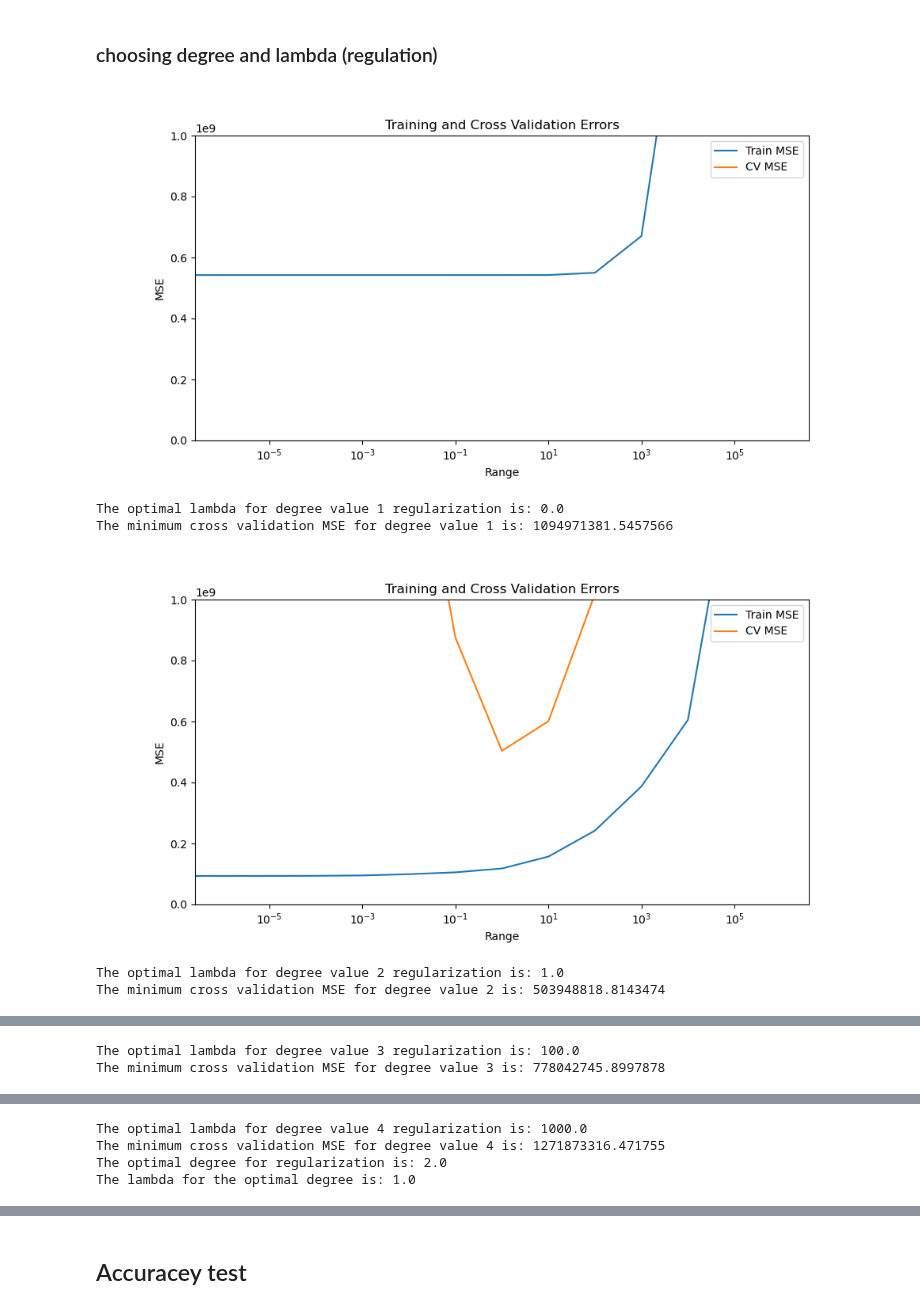
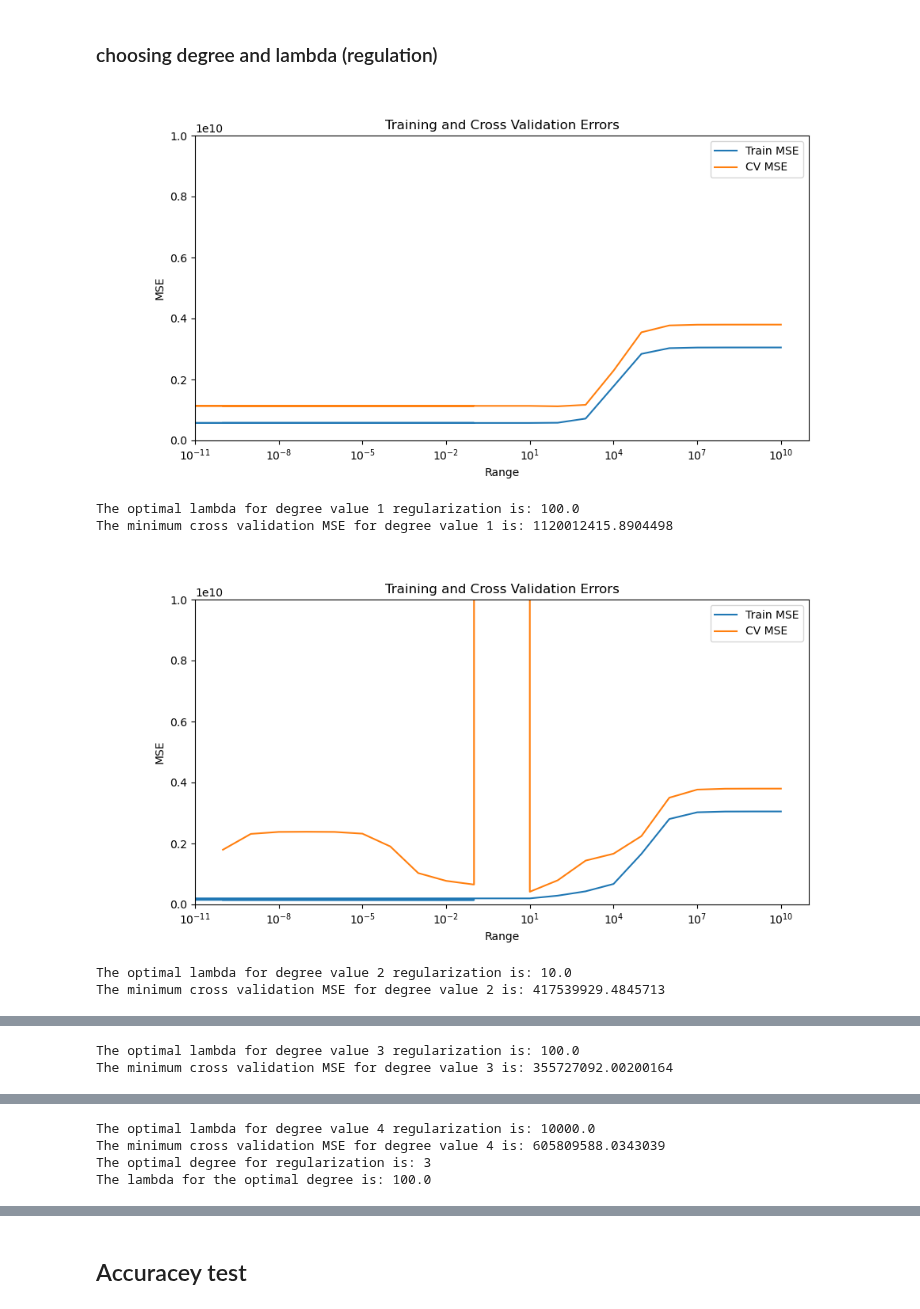
Before and after one commit to sasindumal/House-Prices---Advanced-Regression-Techniques--, a Jupyter notebook: House Prices - Advanced Regression Techniques.ipynb, the cells around one changed output, grey strips where cells are left out. Saved outputs shown, nothing was run; the diff lists cells and outputs as text; code cells hidden in the pictures.

```diff
--- a/House Prices - Advanced Regression Techniques.ipynb
+++ b/House Prices - Advanced Regression Techniques.ipynb
@@ -52,7 +52,8 @@ from sklearn.linear_model import Ridge
 # %% [markdown]
 # Data Input
 # %%
-df=pd.read_csv('data/train.csv')
+# df=pd.read_csv('data//train.csv')
+df=pd.read_csv('data//df_num_removed_2.csv')
 # %%
 df.head()
 # %% [output]
@@ -136,8 +137,8 @@ memory usage: 399.3 KB
 # %%
 df_num_removed.to_csv('df_num_removed.csv', index=False)
 # %%
-x = np.array(df_num_removed.iloc[:, :-2])
-y = np.array(df_num_removed['SalePrice'])
+x = np.array(df.iloc[:, :-2])
+y = np.array(df['SalePrice'])
 # %%
 x.shape
 # %% [output]
@@ -318,14 +314,13 @@ Cross validation MSE: 9.38039044298737e+30
 ### choosing degree and lambda (regulation)
 # %%
 # Initialize lists to save the errors, models, and feature transforms
-lambda_range = np.array([0.0, 1e-6, 1e-5, 1e-4,1e-3,1e-2, 1e-1,1,10,100,1000,10000,100000,1000000])
+lambda_range = np.array([1e-10, 1e-9, 1e-8, 1e-7, 1e-6, 1e-5, 1e-4, 1e-3,1e-2, 1e-1, 0.0, 1e1, 1e2, 1e3, 1e4, 1e5, 1e6, 1e7, 1e8, 1e9, 1e10])
 train_mses_mses = []
 cv_mses_mses = []
 num_steps = len(lambda_range)
 optimal_lambdas = []
 degrees = []
-maxdegree = 4
-
+maxdegree = 10
 # Function to plot the training and cross validation errors
 def plot_train_cv_mses(range, train, cv, title):
     plt.figure(figsize=(10, 5))
@@ -372,38 +367,38 @@ for degree in range(1,maxdegree+1):
 
         # Add polynomial features and scale the cross validation set
         X_cv_mapped = poly.transform(x_cv)
         X_cv_mapped_scaled = scaler_poly.transform(X_cv_mapped)
 
         # Compute the cross validation MSE
         yhat = model.predict(X_cv_mapped_scaled)
         cv_mse = mean_squared_error(y_cv, yhat) / 2
         cv_mses.append(cv_mse)
 
     plot_train_cv_mses(lambda_range, train_mses, cv_mses, 'Training and Cross Validation Errors')
 
     # Find the index of the smallest cross-validation MSE
     optimal_lambda_index_for_degree = np.argmin(cv_mses)
 
     # Find the optimal lambda using the index
     optimal_lambda_for_degree = lambda_range[optimal_lambda_index_for_degree]
 
     print(f"The optimal lambda for degree value {degree} regularization is: {optimal_lambda_for_degree}")
     print(f"The minimum cross validation MSE for degree value {degree} is: {cv_mses[optimal_lambda_index_for_degree]}")
 
     cv_mses_mses.append(cv_mses[optimal_lambda_index_for_degree])
     train_mses_mses.append(train_mses[optimal_lambda_index_for_degree])
     optimal_lambdas.append(optimal_lambda_for_degree)
     degrees.append(degree)
 
 optimal_degree_index = np.argmin(cv_mses_mses)
-optimal_degree = optimal_lambdas[optimal_degree_index]
+optimal_degree = degrees[optimal_degree_index]
 
-print(f"The optimal degree for regularization is: {optimal_degree + 1}")
+print(f"The optimal degree for regularization is: {optimal_degree}")
 print(f"The lambda for the optimal degree is: {optimal_lambdas[optimal_degree_index]}")
 # %% [output]
-[figure, old version]
+[figure, new version]
-The optimal lambda for degree value 1 regularization is: 0.0
-The minimum cross validation MSE for degree value 1 is: 1094971381.5457566
+The optimal lambda for degree value 1 regularization is: 100.0
+The minimum cross validation MSE for degree value 1 is: 1120012415.8904498
-[figure, old version]
+[figure, new version]
-The optimal lambda for degree value 2 regularization is: 1.0
-The minimum cross validation MSE for degree value 2 is: 503948818.8143474
+The optimal lambda for degree value 2 regularization is: 10.0
+The minimum cross validation MSE for degree value 2 is: 417539929.4845713
@@ -411,2 +406,2 @@ The minimum cross validation MSE for degree value 2 is: 503948818.8143474
 The optimal lambda for degree value 3 regularization is: 100.0
-The minimum cross validation MSE for degree value 3 is: 778042745.8997878
+The minimum cross validation MSE for degree value 3 is: 355727092.00200164
@@ -414,4 +409,4 @@ The minimum cross validation MSE for degree value 3 is: 778042745.8997878
-The optimal lambda for degree value 4 regularization is: 1000.0
-The minimum cross validation MSE for degree value 4 is: 1271873316.471755
-The optimal degree for regularization is: 2.0
-The lambda for the optimal degree is: 1.0
+The optimal lambda for degree value 4 regularization is: 10000.0
+The minimum cross validation MSE for degree value 4 is: 605809588.0343039
+The optimal degree for regularization is: 3
+The lambda for the optimal degree is: 100.0
```
Also changed, not shown: parts of 37 cells of this notebook, 1 other file.
